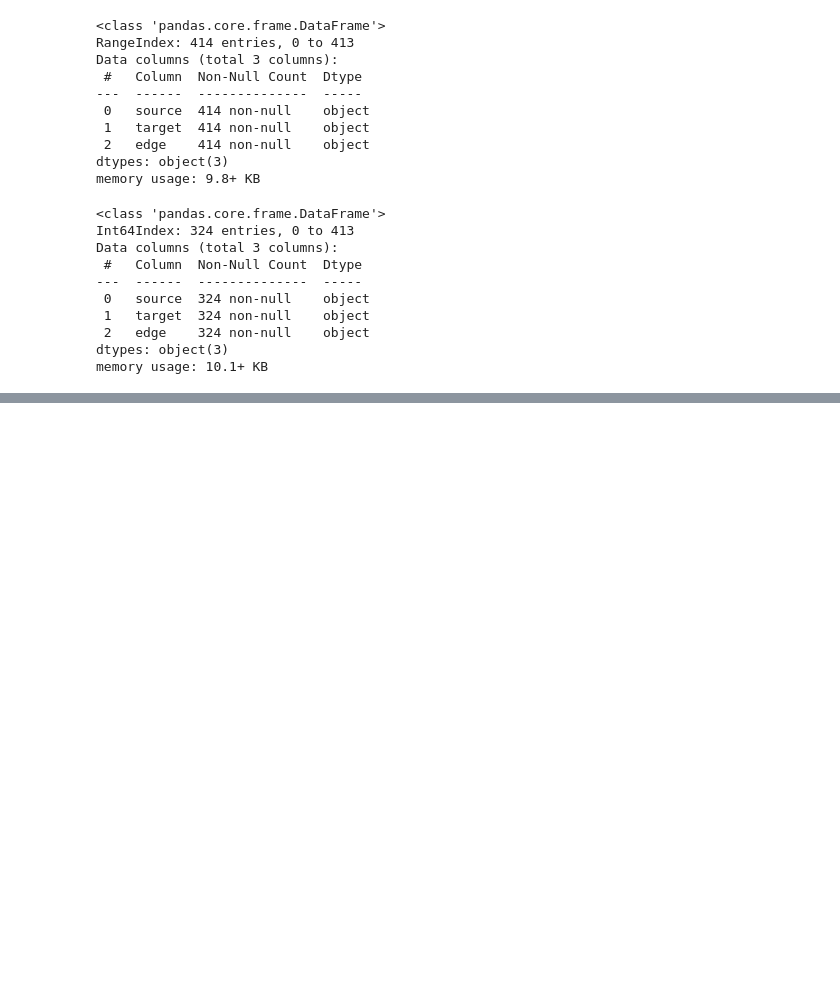
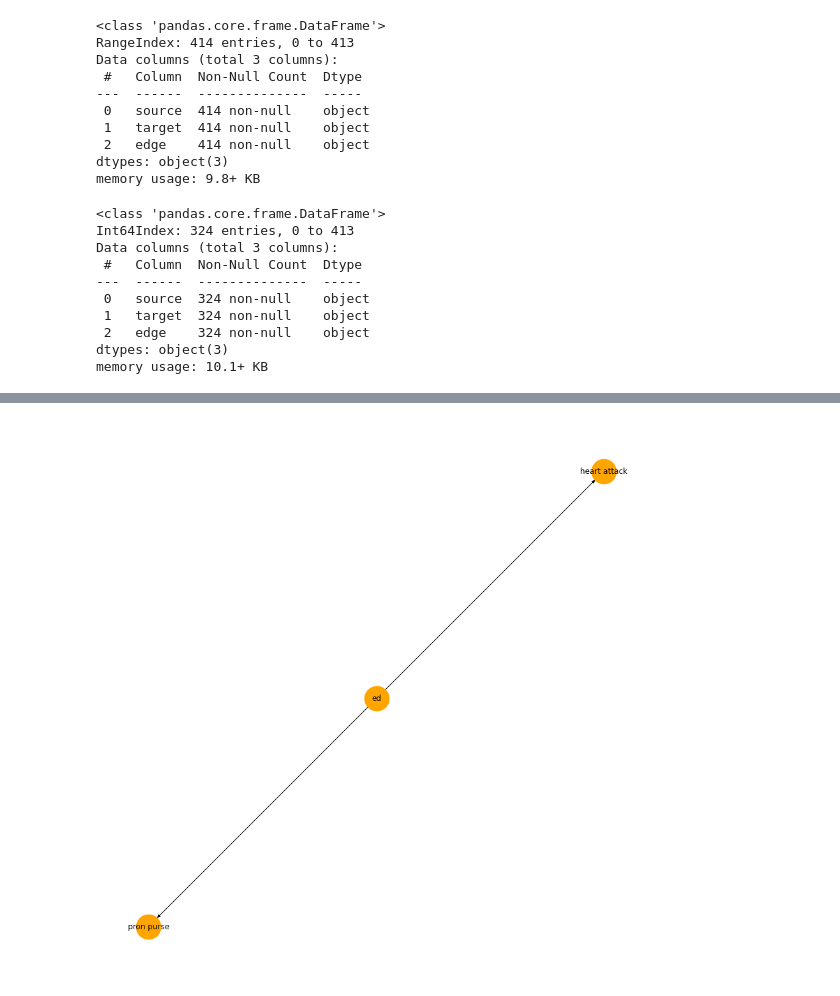
Before and after one commit to erinmcmahon26/NLP-Chat-Bot, a Jupyter notebook: Knowledge_Graph.ipynb, the cells around one changed output, grey strips where cells are left out. Saved outputs shown, nothing was run; the diff lists cells and outputs as text; code cells hidden in the pictures; blank space fills up the shorter version.

```diff
--- a/Knowledge_Graph.ipynb
+++ b/Knowledge_Graph.ipynb
@@ -373,0 +485,19 @@ def plot_graph(df: pd.DataFrame, show_edges: bool = False, figsize: Tuple[int, i
+# %%
+entity_filter_2 = (kg_clean['source'] == 'ed') | (kg_clean['target'] == 'ed')
+# %%
+zoom_kgraph_2 = nx.from_pandas_edgelist(kg_clean[entity_filter_2],
+                            "source", "target",
+                            edge_attr=True,
+                            create_using=nx.MultiDiGraph())
+
+plt.figure(figsize=(12, 12))
+
+pos = nx.spring_layout(zoom_kgraph_2, k=0.5) # k regulates the distance between nodes
+
+nx.draw(zoom_kgraph_2, with_labels=True,
+        node_color='orange',
+        node_size=1500, edge_cmap=plt.cm.Blues, pos=pos)
+
+plt.show()
+# %% [output]
+[figure, added]
```
Also changed, not shown: parts of 48 cells of this notebook.
